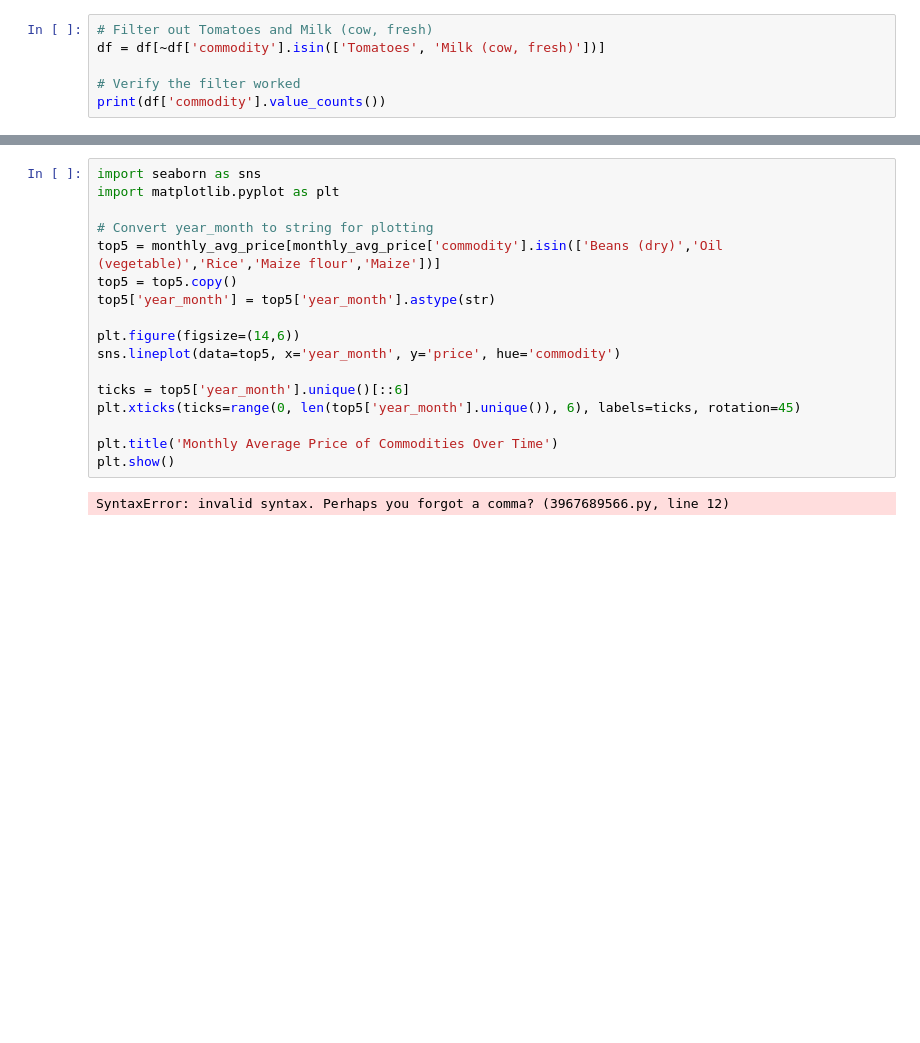
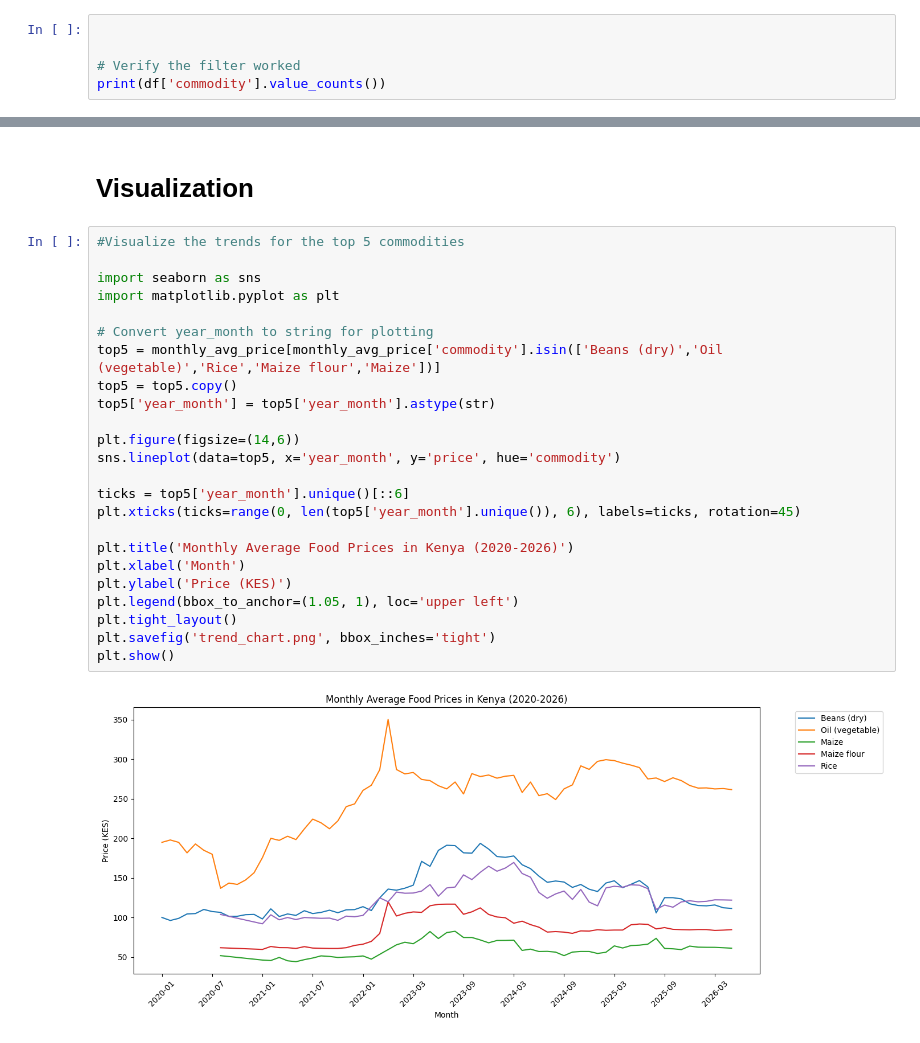
Before and after one commit to Wawira-Muthoni/Kenya_Food_Price-Analytics, a Jupyter notebook: Kenya_food_price_analytics.ipynb, the cells around one changed output, grey strips where cells are left out. Drawn from its saved outputs; the diff is of its cells as text; blank space fills up the shorter version.

```diff
--- a/Kenya_food_price_analytics.ipynb
+++ b/Kenya_food_price_analytics.ipynb
@@ -91,8 +103,7 @@ Milk (cow, fresh)              33
 Tomatoes                        1
 Name: count, dtype: int64
 # %%
-# Filter out Tomatoes and Milk (cow, fresh)
-df = df[~df['commodity'].isin(['Tomatoes', 'Milk (cow, fresh)'])]
+
 
 # Verify the filter worked
 print(df['commodity'].value_counts())
@@ -132,19 +147,28 @@ print(monthly_avg_price)
+# %% [markdown]
+# Visualization
 # %%
+#Visualize the trends for the top 5 commodities
+
 import seaborn as sns
 import matplotlib.pyplot as plt
 
 # Convert year_month to string for plotting
 top5 = monthly_avg_price[monthly_avg_price['commodity'].isin(['Beans (dry)','Oil (vegetable)','Rice','Maize flour','Maize'])]
 top5 = top5.copy()
 top5['year_month'] = top5['year_month'].astype(str)
 
 plt.figure(figsize=(14,6))
 sns.lineplot(data=top5, x='year_month', y='price', hue='commodity')
 
 ticks = top5['year_month'].unique()[::6]
 plt.xticks(ticks=range(0, len(top5['year_month'].unique()), 6), labels=ticks, rotation=45)
 
-plt.title('Monthly Average Price of Commodities Over Time')
+plt.title('Monthly Average Food Prices in Kenya (2020-2026)')
+plt.xlabel('Month')
+plt.ylabel('Price (KES)')
+plt.legend(bbox_to_anchor=(1.05, 1), loc='upper left')
+plt.tight_layout()
+plt.savefig('trend_chart.png', bbox_inches='tight')
 plt.show()
 # %% [output]
-SyntaxError: invalid syntax. Perhaps you forgot a comma? (3967689566.py, line 12)
+[figure, added]
```
Also changed, not shown: parts of 15 cells of this notebook.
